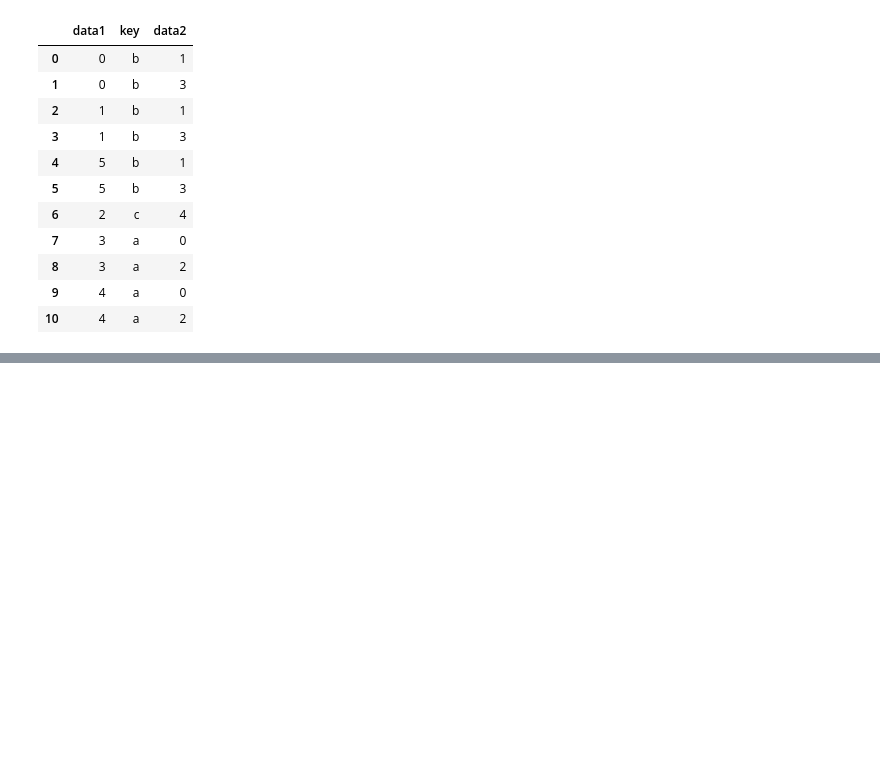
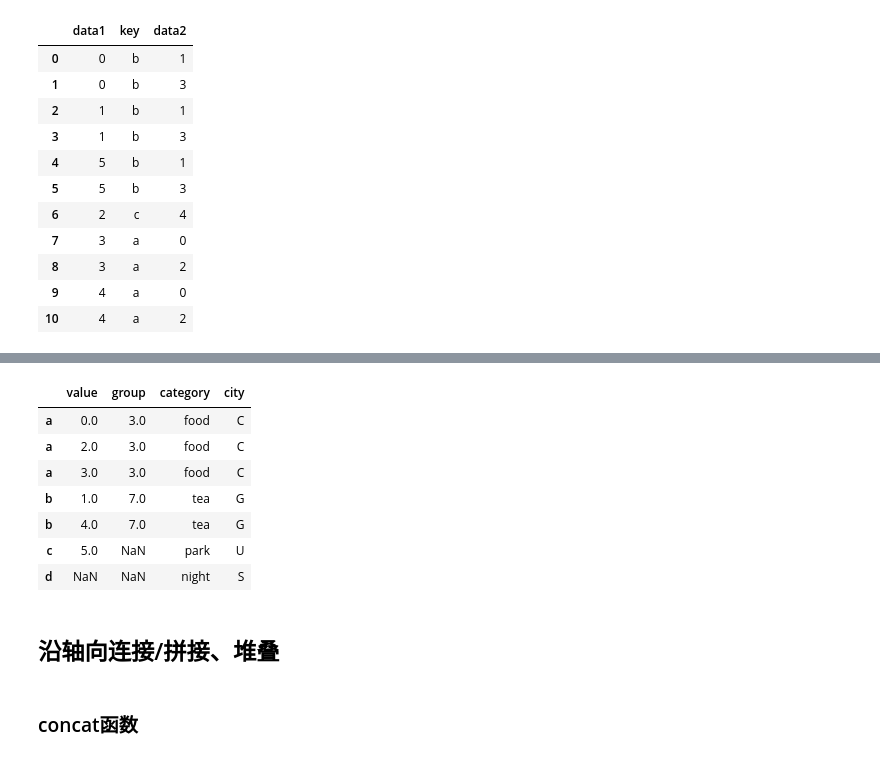
Before and after one commit to guolipa/Recommender-System, a Jupyter notebook: Pandas/pandas_basic2.ipynb, the cells around one changed output, grey strips where cells are left out. Drawn from its saved outputs; the diff is of its cells as text; code cells hidden in the pictures; blank space fills up the shorter version.

```diff
--- a/Pandas/pandas_basic2.ipynb
+++ b/Pandas/pandas_basic2.ipynb
@@ -267,0 +319,3 @@ pd.merge(df1,df2,how = 'outer')
+# %%
+right = pd.DataFrame({'group':[3,7]},index = ['a','b'])
+right
@@ -267,0 +326,3 @@ pd.merge(df1,df2,how = 'outer')
+# %%
+mid = pd.DataFrame({'city':['C','U','G','S'],'category':['food','park','tea','night']},index = ['a','c','b','d'])
+mid
@@ -267,0 +359,3 @@ pd.merge(df1,df2,how = 'outer')
+# %%
+left = pd.DataFrame({'value':range(6)},index = ['a','b','a','a','b','c'])
+left
@@ -267,0 +370,15 @@ pd.merge(df1,df2,how = 'outer')
+# %%
+left.join([right,mid],how='outer')
+# %% [output]
+|  | value | group | category | city |
+| a | 0.0 | 3.0 | food | C |
+| a | 2.0 | 3.0 | food | C |
+| a | 3.0 | 3.0 | food | C |
+| b | 1.0 | 7.0 | tea | G |
+| b | 4.0 | 7.0 | tea | G |
+| c | 5.0 | NaN | park | U |
+| d | NaN | NaN | night | S |
+# %% [markdown]
+## 沿轴向连接/拼接、堆叠
+# %% [markdown]
+### concat函数
```
Also changed, not shown: parts of 22 cells of this notebook, 4 other files.
